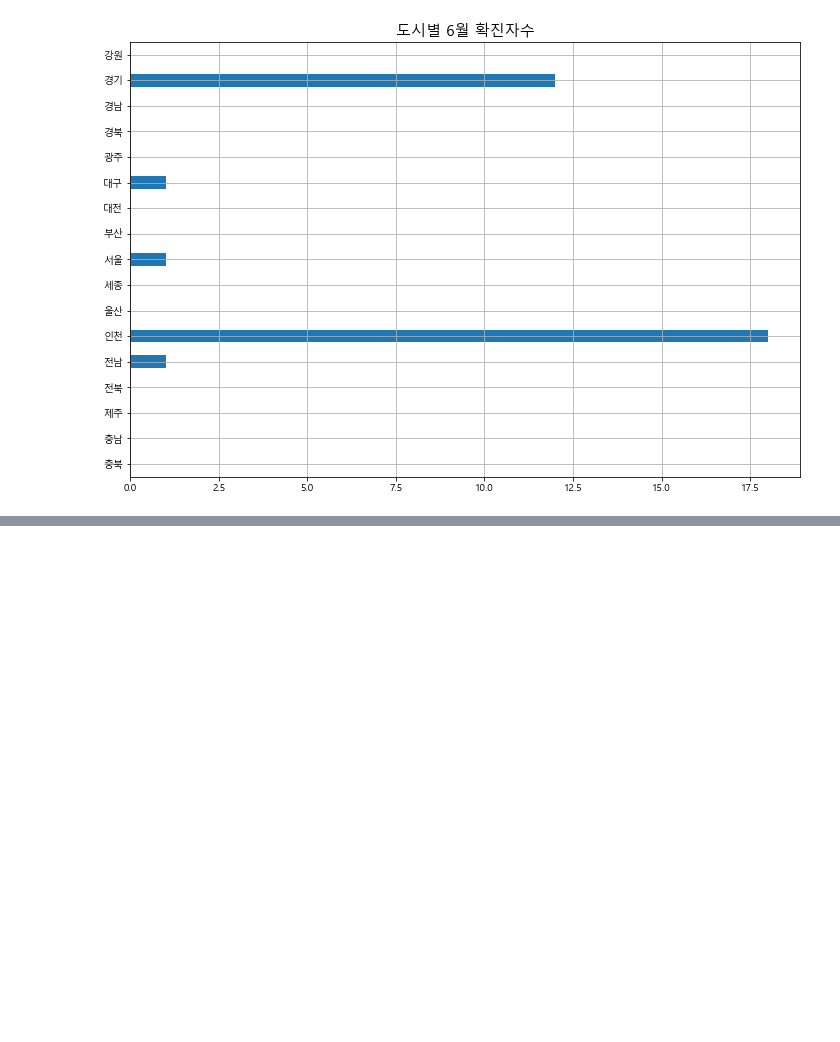
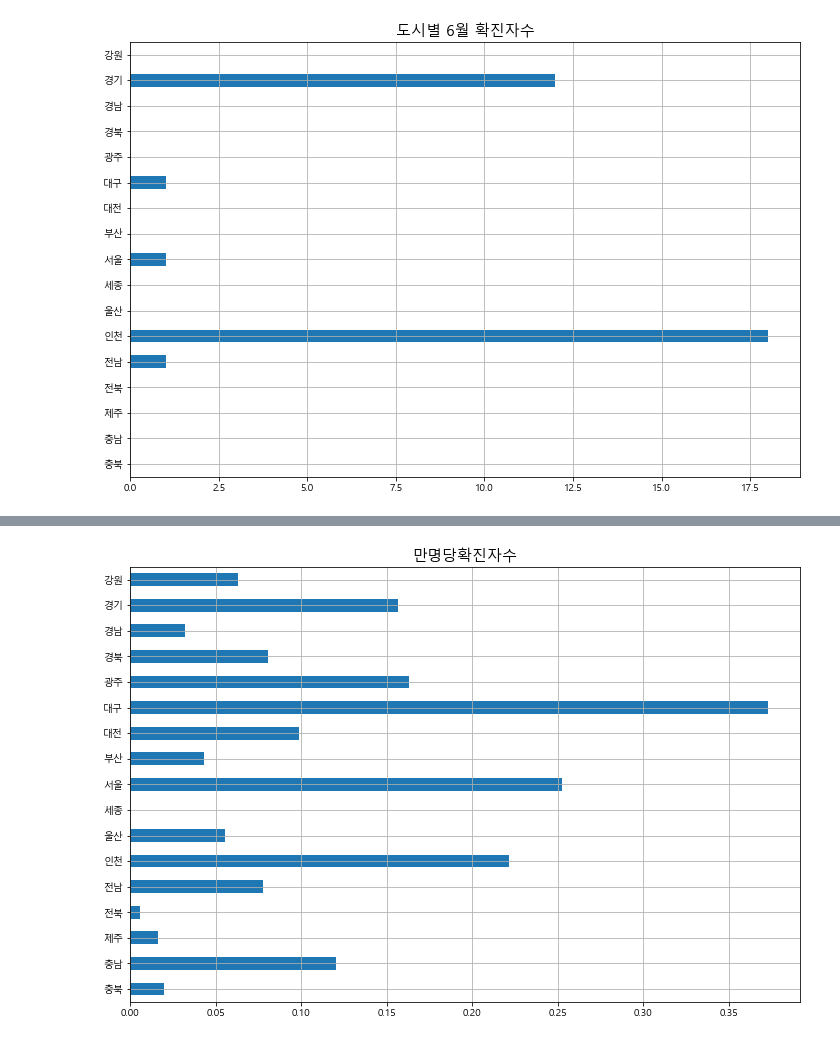
Before and after one commit to leele91/Data-Analysis-2020, a Jupyter notebook: 07.seoul/07.코로나.ipynb, the cells around one changed output, grey strips where cells are left out. Drawn from its saved outputs; the diff is of its cells as text; code cells hidden in the pictures; blank space fills up the shorter version.

```diff
--- a/07.seoul/07.코로나.ipynb
+++ b/07.seoul/07.코로나.ipynb
@@ -544,0 +567,3 @@ cov_m_T
+# %%
+pop1.set_index('광역시도', inplace=True)
+pop1.head()
@@ -544,0 +578,3 @@ cov_m_T
+# %%
+pop1_g = pop1.groupby('광역시도')[['인구수합계']].sum()
+pop1_g.head()
@@ -544,0 +611,5 @@ cov_m_T
+# %%
+# 코로나 현황과 인구데이터 합치기
+# 옵션(axis값을 1로 주어 위아래가 아닌 좌우으로 합침)
+pop_cov_m_T = pd.concat([cov_m_T, pop1_g], axis=1)
+pop_cov_m_T.head()
@@ -544,0 +623,3 @@ cov_m_T
+# %%
+pop_cov_m_T['만명당확진자수'] = pop_cov_m_T['합계'] / pop_cov_m_T['인구수합계'] * 10000
+pop_cov_m_T.head()
@@ -704,3 +825,10 @@ plt.show()
+# %%
+pop_cov_m_T['만명당확진자수'].sort_index(ascending=False).plot(kind='barh', grid=True, figsize=(12,8))
+plt.title('만명당확진자수', fontsize=15)
+plt.ylabel('')
+plt.show()
+# %% [output]
+[figure, added]
 # %%
 import folium
 import json
```
Also changed, not shown: parts of 27 cells of this notebook.
